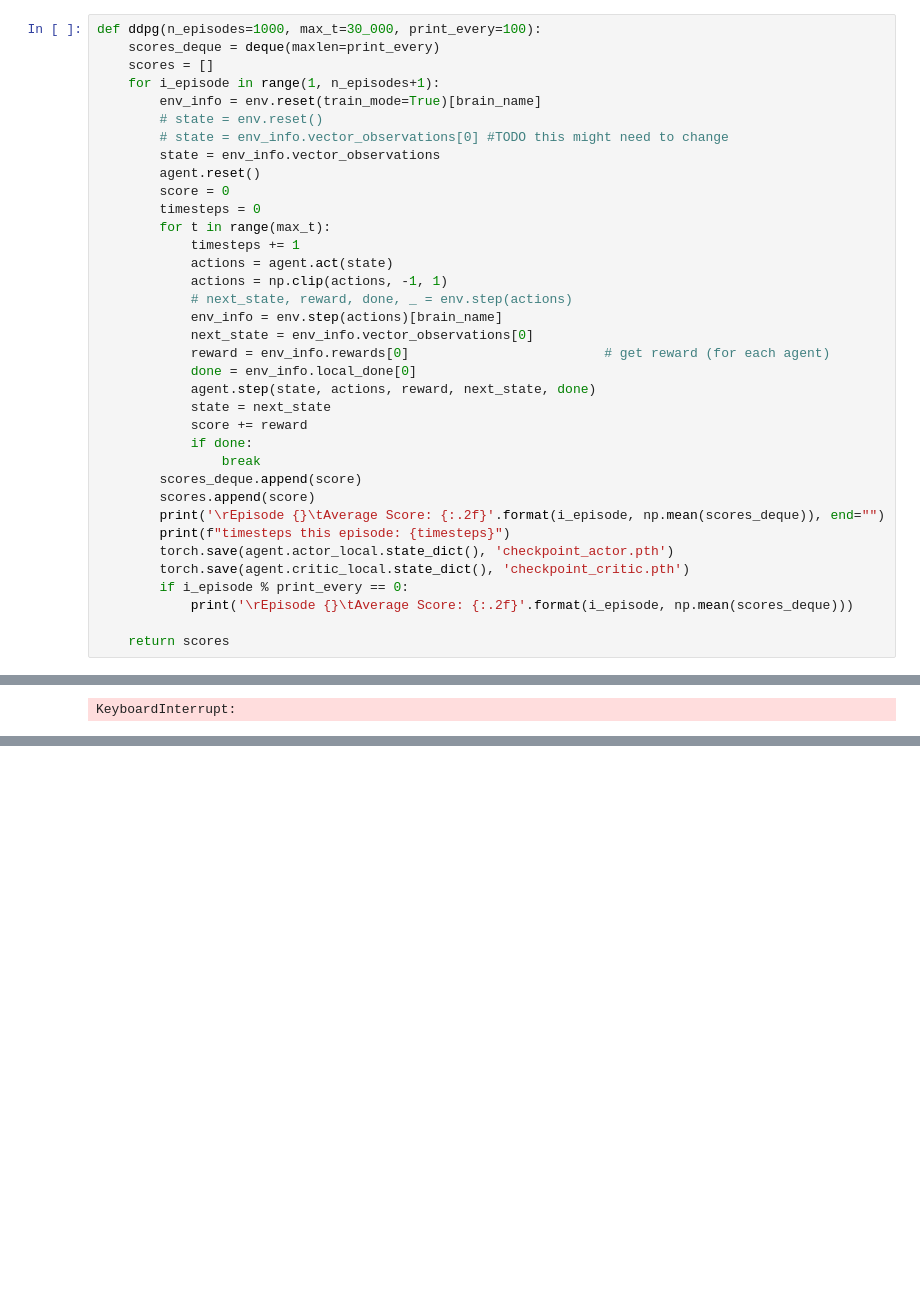
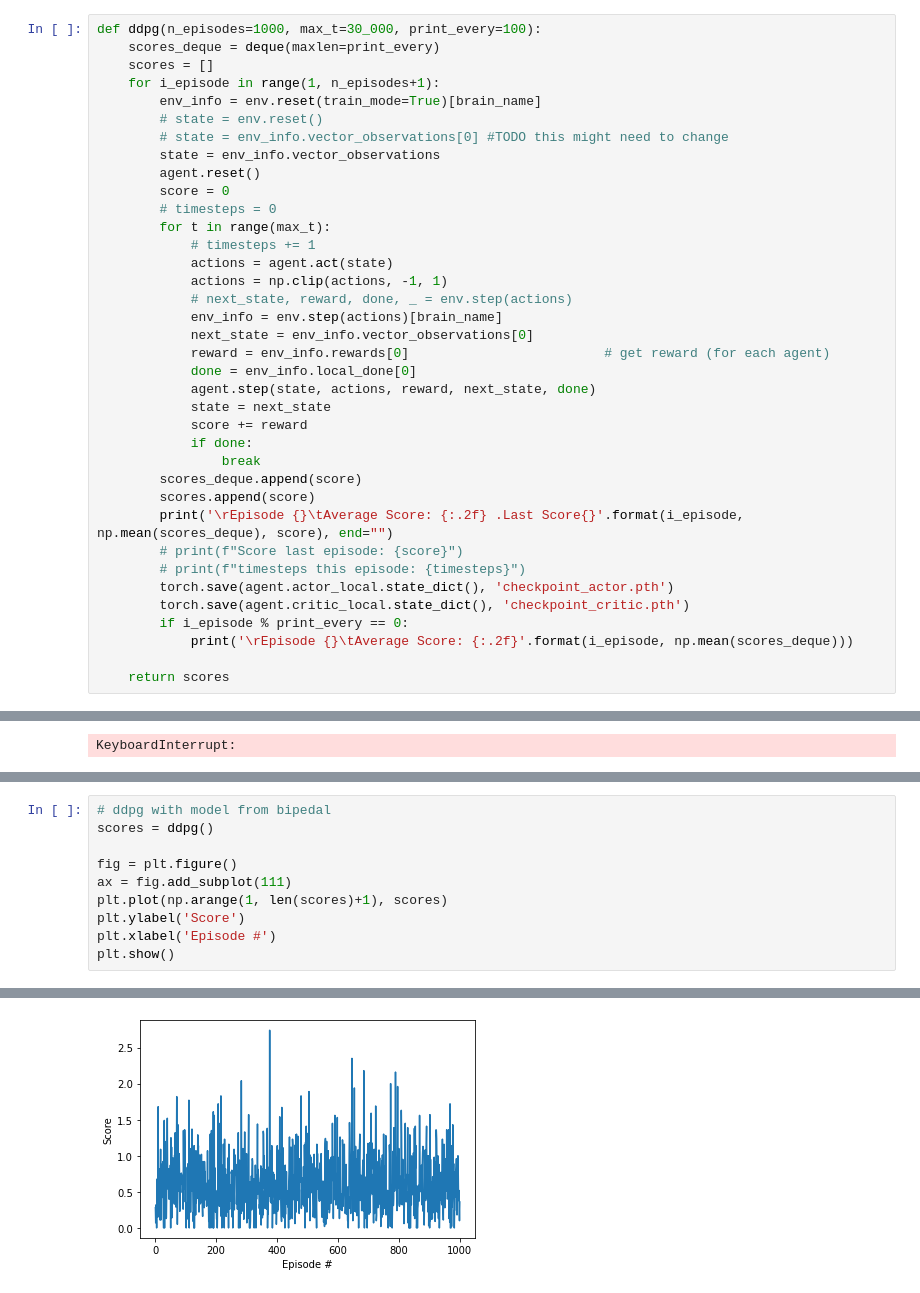
Before and after one commit to c1505/deep-reinforcement-learning, a Jupyter notebook: p2_continuous-control/Continuous_Control.ipynb, the cells around one changed output, grey strips where cells are left out. Saved outputs shown, nothing was run; the diff lists cells and outputs as text; blank space fills up the shorter version.

```diff
--- a/p2_continuous-control/Continuous_Control.ipynb
+++ b/p2_continuous-control/Continuous_Control.ipynb
@@ -212,9 +220,9 @@ def ddpg(n_episodes=1000, max_t=30_000, print_every=100):
         state = env_info.vector_observations
         agent.reset()
         score = 0
-        timesteps = 0
+        # timesteps = 0
         for t in range(max_t):
-            timesteps += 1
+            # timesteps += 1
             actions = agent.act(state)
             actions = np.clip(actions, -1, 1)
             # next_state, reward, done, _ = env.step(actions)
@@ -229,8 +237,9 @@ def ddpg(n_episodes=1000, max_t=30_000, print_every=100):
                 break
         scores_deque.append(score)
         scores.append(score)
-        print('\rEpisode {}\tAverage Score: {:.2f}'.format(i_episode, np.mean(scores_deque)), end="")
-        print(f"timesteps this episode: {timesteps}")
+        print('\rEpisode {}\tAverage Score: {:.2f} .Last Score{}'.format(i_episode, np.mean(scores_deque), score), end="")
+        # print(f"Score last episode: {score}")
+        # print(f"timesteps this episode: {timesteps}")
         torch.save(agent.actor_local.state_dict(), 'checkpoint_actor.pth')
         torch.save(agent.critic_local.state_dict(), 'checkpoint_critic.pth')
         if i_episode % print_every == 0:
@@ -316,0 +369,11 @@ KeyboardInterrupt:
+# %%
+# ddpg with model from bipedal
+scores = ddpg()
+
+fig = plt.figure()
+ax = fig.add_subplot(111)
+plt.plot(np.arange(1, len(scores)+1), scores)
+plt.ylabel('Score')
+plt.xlabel('Episode #')
+plt.show()
+# %% [output]
@@ -316,0 +390 @@ KeyboardInterrupt:
+[figure, added]
```
Also changed, not shown: parts of 6 cells of this notebook, 2 other files.
